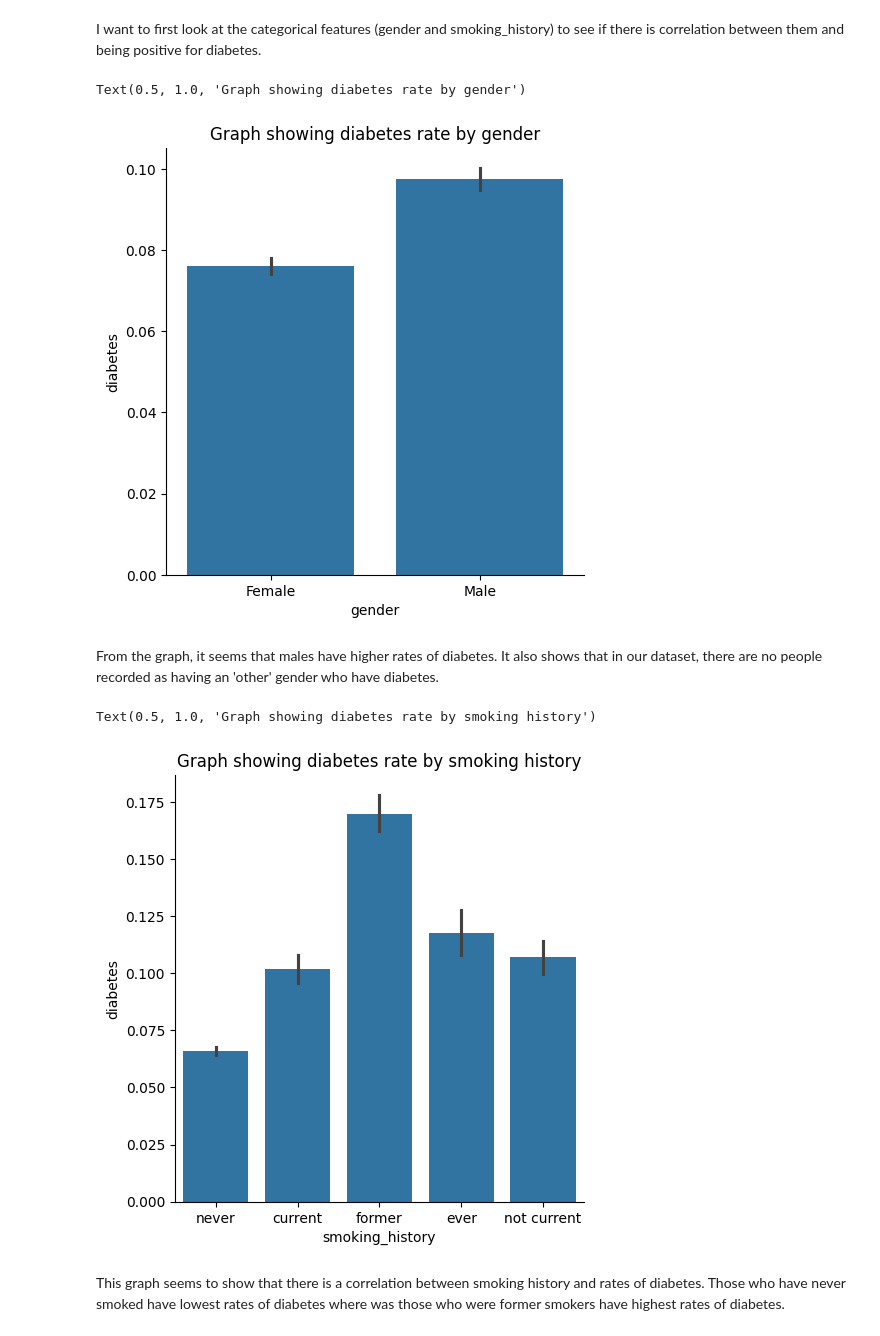
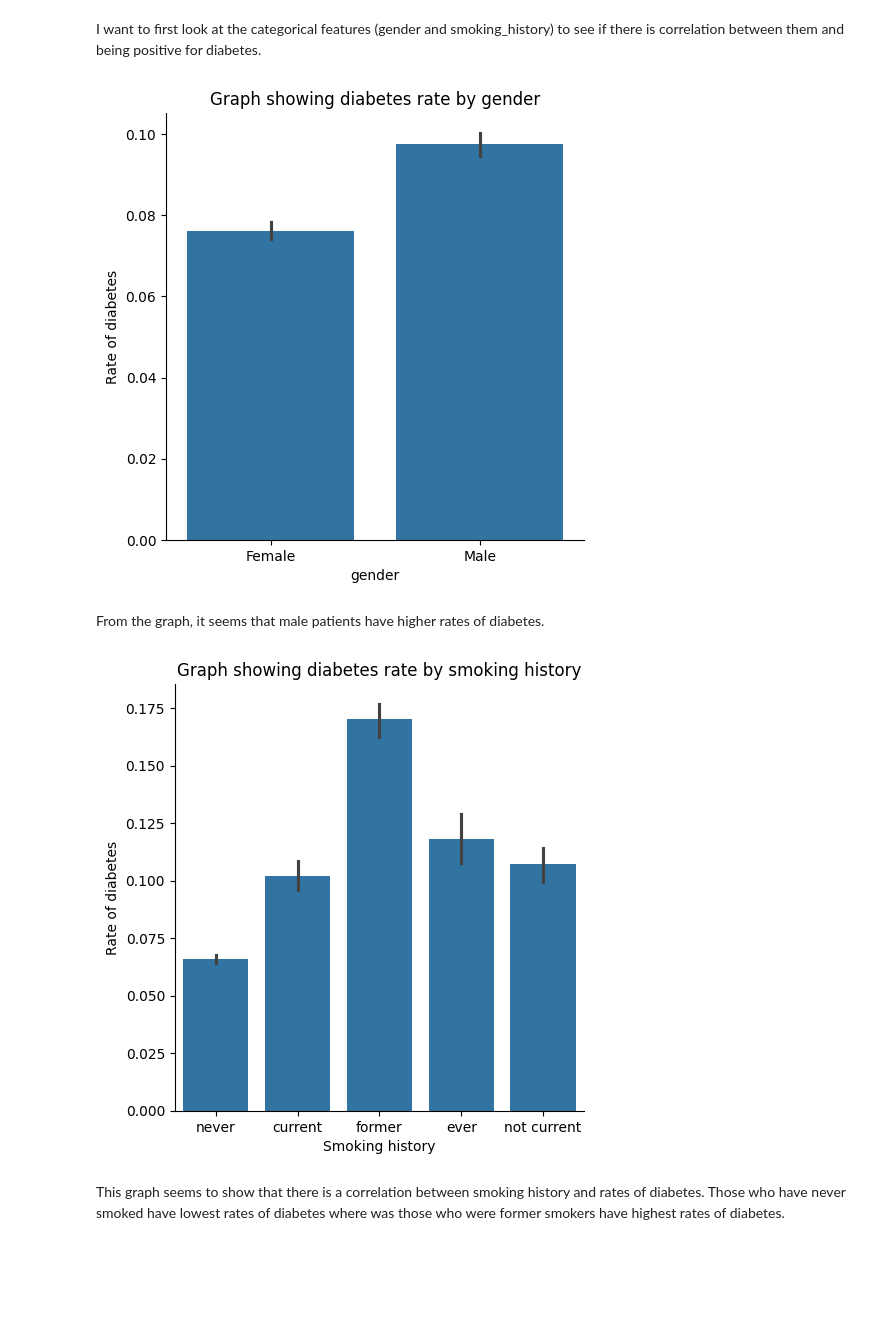
Before and after one commit to hannasophian/diabetes_prediction, a Jupyter notebook: project.ipynb, the cells around one changed output. Cells and saved outputs as stored; diff of their text form; code cells hidden in the pictures; blank space fills up the shorter version.

```diff
--- a/project.ipynb
+++ b/project.ipynb
@@ -134,21 +141,26 @@ sns.catplot(
     data=df, x="gender", y="diabetes",
     kind="bar"
 )
+plt.ylabel("Rate of diabetes")
 plt.title("Graph showing diabetes rate by gender")
+plt.savefig('images/gender_diabetes.png')
+plt.show()
 # %% [output]
-Text(0.5, 1.0, 'Graph showing diabetes rate by gender')
-[figure, old version]
+[figure, new version]
 # %% [markdown]
-From the graph, it seems that males have higher rates of diabetes. It also shows that in our dataset, there are no people recorded as having an 'other' gender who have diabetes.
+From the graph, it seems that male patients have higher rates of diabetes.
 # %%
 sns.catplot(
     data=df, x="smoking_history", y="diabetes",
     kind="bar"
 )
+plt.ylabel("Rate of diabetes")
+plt.xlabel("Smoking history")
 plt.title("Graph showing diabetes rate by smoking history")
+plt.savefig('images/smoking_diabetes.png')
+plt.show()
 # %% [output]
-Text(0.5, 1.0, 'Graph showing diabetes rate by smoking history')
-[figure, old version]
+[figure, new version]
 # %% [markdown]
 This graph seems to show that there is a correlation between smoking history and rates of diabetes. Those who have never smoked have lowest rates of diabetes where was those who were former smokers have highest rates of diabetes.
 # %% [markdown]
```
Also changed, not shown: parts of 18 cells of this notebook, 1 other file.
